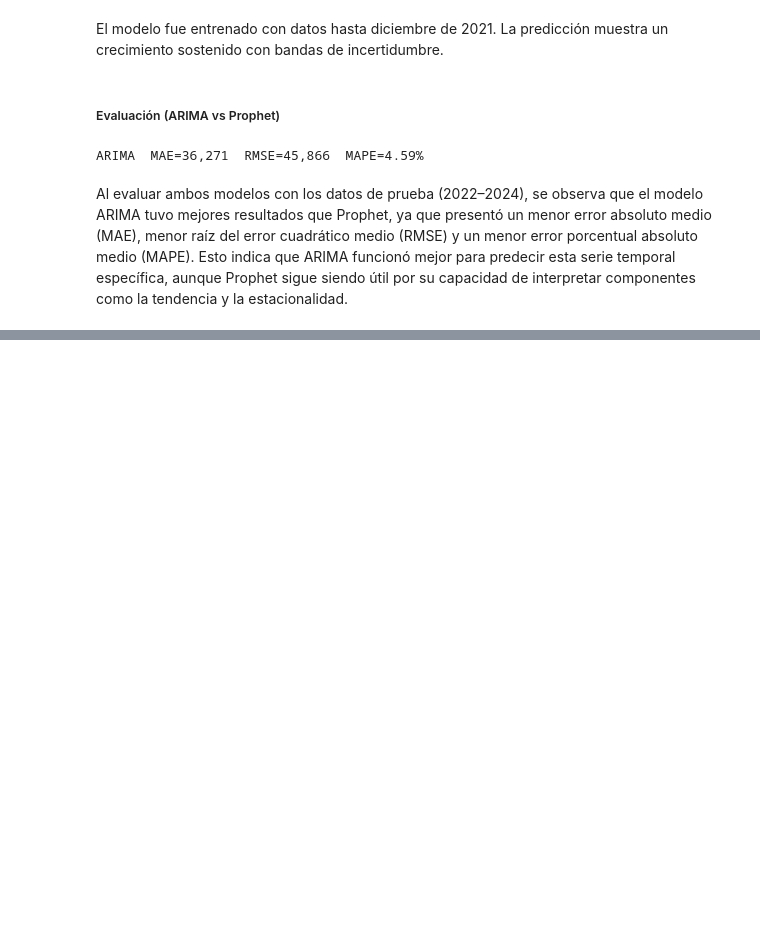
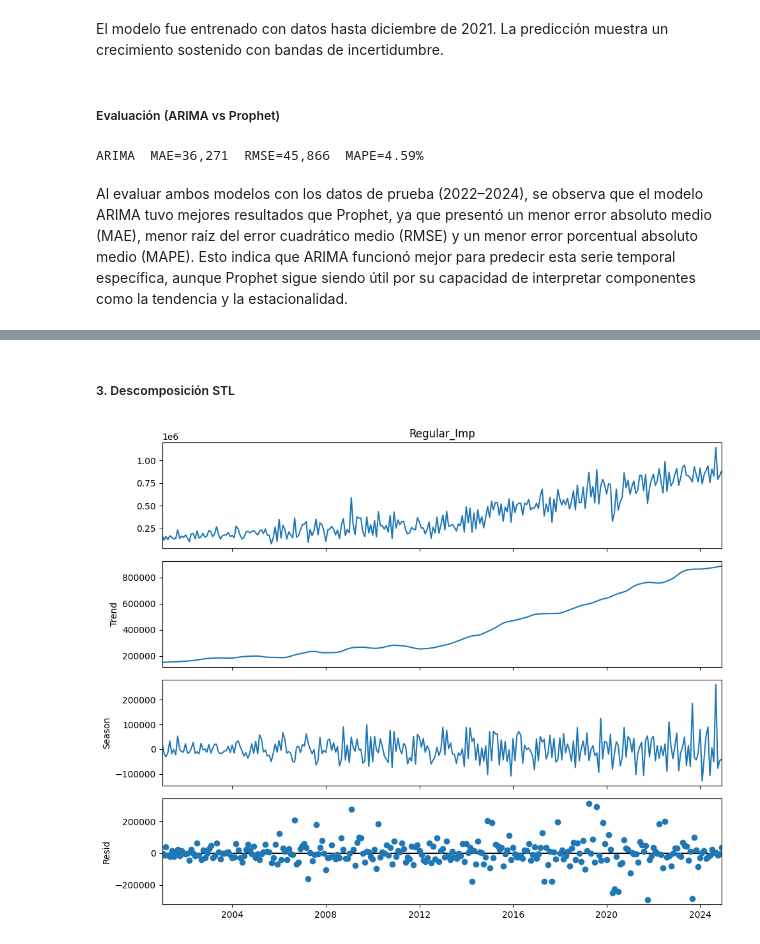
Before and after one commit to EstebanZG999/Lab1_DS, a Jupyter notebook: src/modelos_univariantes.ipynb, the cells around one changed output, grey strips where cells are left out. Cells and saved outputs as stored; diff of their text form; code cells hidden in the pictures; blank space fills up the shorter version.

```diff
--- a/src/modelos_univariantes.ipynb
+++ b/src/modelos_univariantes.ipynb
@@ -312,0 +407,18 @@ Al evaluar ambos modelos con los datos de prueba (2022–2024), se observa que e
+# %% [markdown]
+##### 3. Descomposición STL
+# %%
+from statsmodels.tsa.seasonal import STL
+
+# Rellenar nans por interpolación para la descomposición
+y_imp_interp = y_imp.interpolate()
+
+# STl robusta con período 12
+stl_imp = STL(y_imp_interp, period=12, robust=True).fit()
+
+# Graficar componentes
+fig = stl_imp.plot()
+fig.set_size_inches(10, 8)
+plt.tight_layout()
+plt.show()
+# %% [output]
+[figure, added]
```
Also changed, not shown: parts of 28 cells of this notebook.
